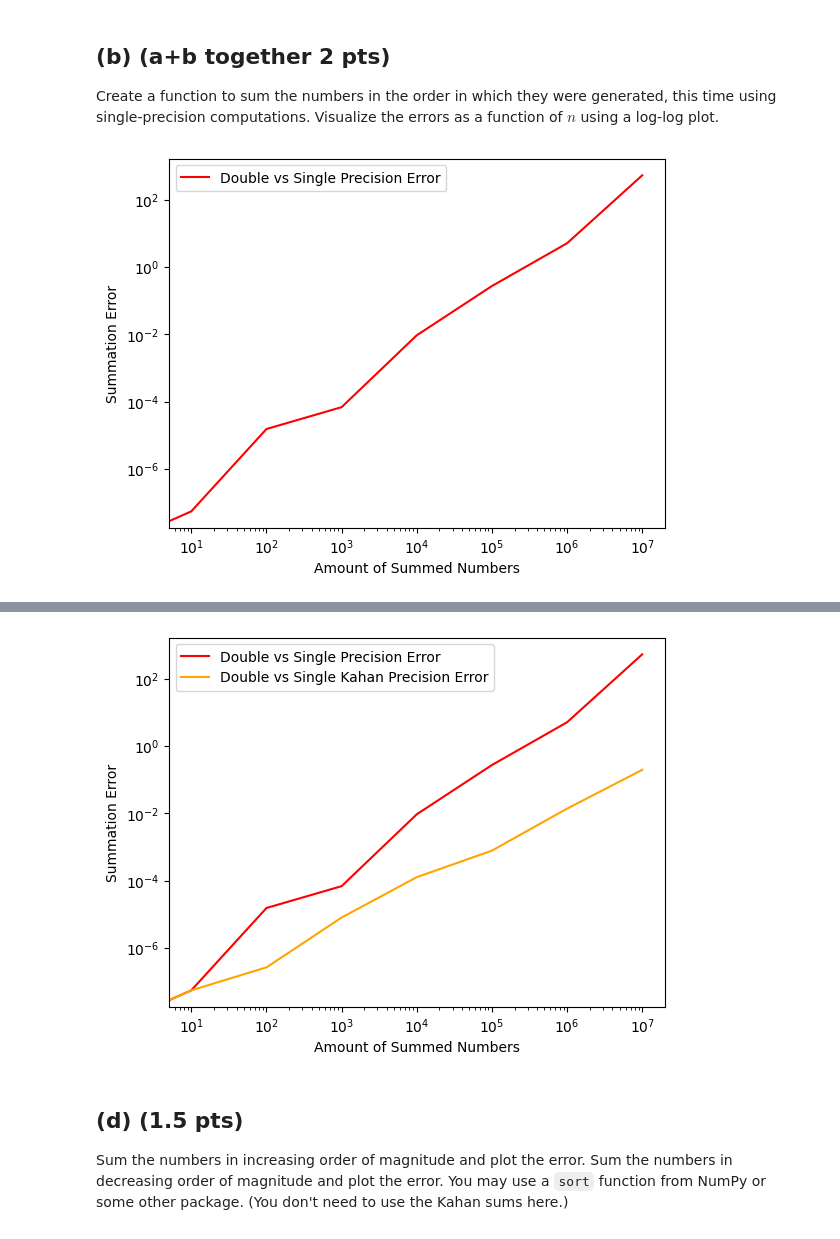
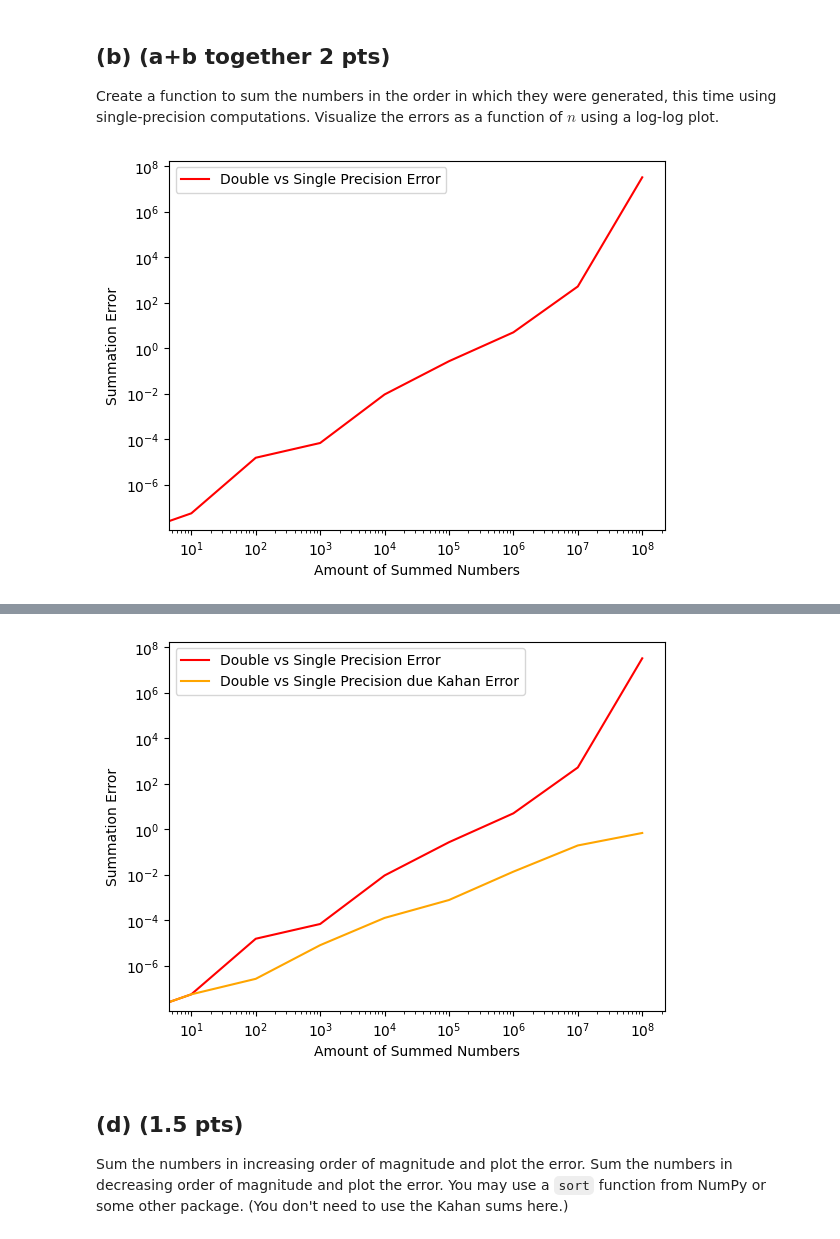
Before and after one commit to aM0NKE/NumericalAlgorithms, a Jupyter notebook: hw1_2022.ipynb, the cells around one changed output, grey strips where cells are left out. Cells and saved outputs as stored; diff of their text form; code cells hidden in the pictures.

Commit message:
Added comments, fixed sort
Sort was crashing with big arrays >10^9

```diff
--- a/hw1_2022.ipynb
+++ b/hw1_2022.ipynb
@@ -189,26 +191,30 @@ def summation_single_prec(n):
         sum += n_i
     return sum
 # %%
-n_max = 8   # 10^7
+# Amount of numbers to generate
+n_max = 9   # 10^8
 rand_arr = gen_rand_sing_prec(10**n_max)
-sum_single = np.zeros(n_max)
-sum_double = np.zeros(n_max)
+# Creating sizes for sub-arrays to calculate the sum
 n_values = np.zeros(n_max)
 for n in range(1, n_max):
     n_values[n] = 10**n
+
+# Summation
+sum_single = np.zeros(n_max)
+sum_double = np.zeros(n_max)
 for n in range(1, n_max):
     sum_single[n] = (summation_single_prec(rand_arr[:int(n_values[n])]))
     sum_double[n] = (summation_double_prec(rand_arr[:int(n_values[n])]))
-diff_point = np.abs(np.subtract(sum_double, sum_single))
+diff_point = np.abs(np.subtract(sum_double, sum_single))    # Finding the absolute difference
 
-# VISUALIZE DIFFERENCE
+# Visualizing the difference
 plt.loglog(n_values, diff_point, color='red', label=r"Double vs Single Precision Error")
 plt.xlabel('Amount of Summed Numbers')
 plt.ylabel('Summation Error')
 plt.legend()
 plt.show()
 # %% [output]
-[figure, old version]
+[figure, new version]
 # %% [markdown]
 ## (c) (1.5 pts)
 Use the following compensated summation algorithm (due to Kahan), again using only single precision, to sum the numbers in the order in which they were generated:
@@ -220,31 +226,32 @@ Use the following compensated summation algorithm (due to Kahan), again using on
 
 Plot the error as a function of $n$.
 # %%
-# your code here
+# Function for sequential single precision compensated summation due to Kahan
 def summation_single_prec_kahan(n):
     sum = np.single(n[0])
     c = np.single(0)
     for n_i in range(1, len(n)):
         y = n[n_i] - c
         t = sum + np.single(y)
         c = (t - sum) - np.single(y)
         sum = t
     return sum
 
+# Summation due to Kahan
 sum_single_kahan = np.zeros(n_max)
 for n in range(1, n_max):
     sum_single_kahan[n] = (summation_single_prec_kahan(rand_arr[:int(n_values[n])]))
-diff_point_kahan = np.abs(np.subtract(sum_double, sum_single_kahan))
+diff_point_kahan = np.abs(np.subtract(sum_double, sum_single_kahan))    # Finding the absolute difference
 
-# VISUALIZE DIFFERENCE
+# Visualizing the difference between Kahan and Simple summations
 plt.loglog(n_values, diff_point, color='red', label=r"Double vs Single Precision Error")
-plt.loglog(n_values, diff_point_kahan, color='orange', label=r"Double vs Single Kahan Precision Error")
+plt.loglog(n_values, diff_point_kahan, color='orange', label=r"Double vs Single Precision due Kahan Error")
 plt.xlabel('Amount of Summed Numbers')
 plt.ylabel('Summation Error')
 plt.legend()
 plt.show()
 # %% [output]
-[figure, old version]
+[figure, new version]
 # %% [markdown]
 ## (d) (1.5 pts)
 Sum the numbers in increasing order of magnitude and plot the error. Sum the numbers in decreasing order of magnitude and plot the error. You may use a `sort` function from NumPy or some other package. (You don't need to use the Kahan sums here.)
```
Also changed, not shown: parts of 6 cells of this notebook.
